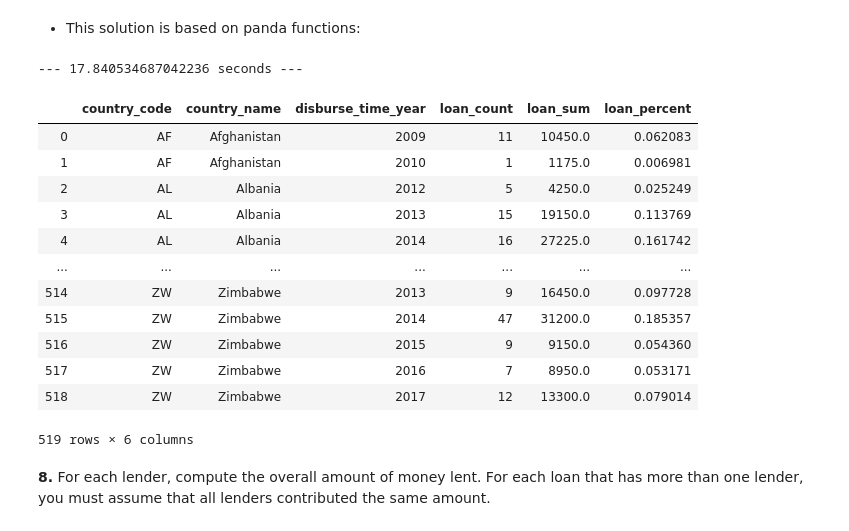
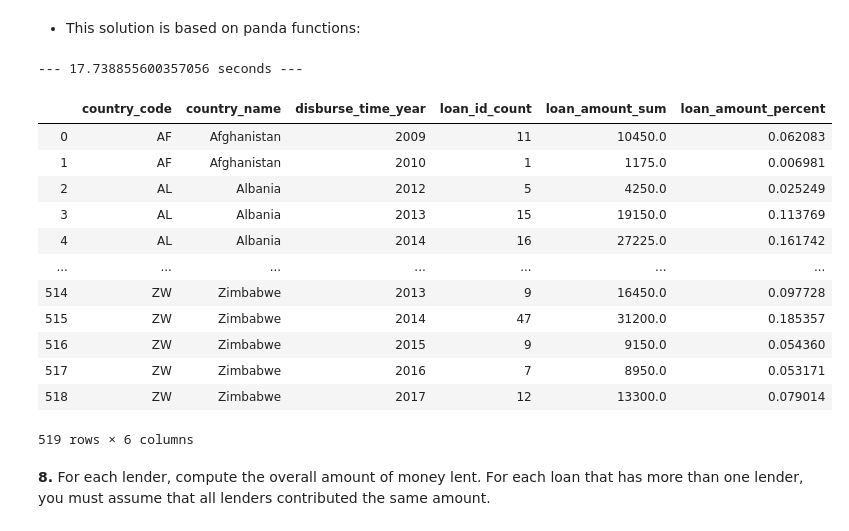
Before and after one commit to vladofilipovic/Foundation_CS_Project, a Jupyter notebook: project/solution-01-primary.ipynb, the cells around one changed output. Drawn from its saved outputs; the diff is of its cells as text; code cells hidden in the pictures.

```diff
--- a/project/solution-01-primary.ipynb
+++ b/project/solution-01-primary.ipynb
@@ -133,10 +133,19 @@ loans['duration'] = None
 for index, row in loans.iterrows():
     s2 = row['planned_expiration_time']
     s1 = row['disburse_time']
-    if( pd.notna(s1) and pd.notna(s2) and s1 != '' and s2 != ''):
+    try:
         d2 = dt.strptime(s2, "%Y-%m-%d %H:%M:%S.%f %z")
+    except ValueError:
+        continue
+    except TypeError:
+        continue
+    try:
         d1 = dt.strptime(s1, "%Y-%m-%d %H:%M:%S.%f %z")
-        loans.loc[index,'duration'] = (d2 - d1).days
+    except ValueError:
+        continue
+    except TypeError:
+        continue
+    loans.loc[index,'duration'] = (d2 - d1).days
 loans_sel = loans[ ['loan_id', 'loan_name','planned_expiration_time', 'disburse_time', 'duration'] ]
 print("--- %s seconds ---" % (tm.time()-start_time))
 loans_sel
@@ -274,22 +283,27 @@ loans_percent
 # %%
 import time as tm
 start_time = tm.time()
 from datetime import datetime as dt
 loans_total = loans['loan_amount'].sum()
 loans['disburse_time_year'] = None
 for index, row in loans.iterrows():
     try:
         y = dt.strptime(row['disburse_time'], "%Y-%m-%d %H:%M:%S.%f %z").year
+    except TypeError:
+        y = None
     except ValueError:
         y = None
     loans.loc[index,'disburse_time_year'] = y
-loans_agg = loans.groupby(['country_code','country_name','disburse_time_year'], as_index = False).agg({'loan_id':['count'],'loan_amount':['sum', lambda x: x.sum()/loans_total*100]})
-loans_agg.columns = ['country_code','country_name','disburse_time_year','loan_id_count','loan_amount_sum','loan_amount_percent']
+loans_agg = loans.groupby(['country_code','country_name','disburse_time_year'\
+                          ], as_index = False).agg({'loan_id':['count'],\
+                                                    'loan_amount':['sum', lambda x: x.sum()/loans_total*100]})
+loans_agg.columns = ['country_code','country_name','disburse_time_year','loan_id_count', \
+                     'loan_amount_sum','loan_amount_percent']
 print("--- %s seconds ---" % (tm.time()-start_time))
 loans_agg
 # %% [output]
---- 17.840534687042236 seconds ---
+--- 17.738855600357056 seconds ---
-|  | country_code | country_name | disburse_time_year | loan_count | loan_sum | loan_percent |
+|  | country_code | country_name | disburse_time_year | loan_id_count | loan_amount_sum | loan_amount_percent |
 | 0 | AF | Afghanistan | 2009 | 11 | 10450.0 | 0.062083 |
 | 1 | AF | Afghanistan | 2010 | 1 | 1175.0 | 0.006981 |
 | 2 | AL | Albania | 2012 | 5 | 4250.0 | 0.025249 |
```
Also changed, not shown: parts of 18 cells of this notebook.
